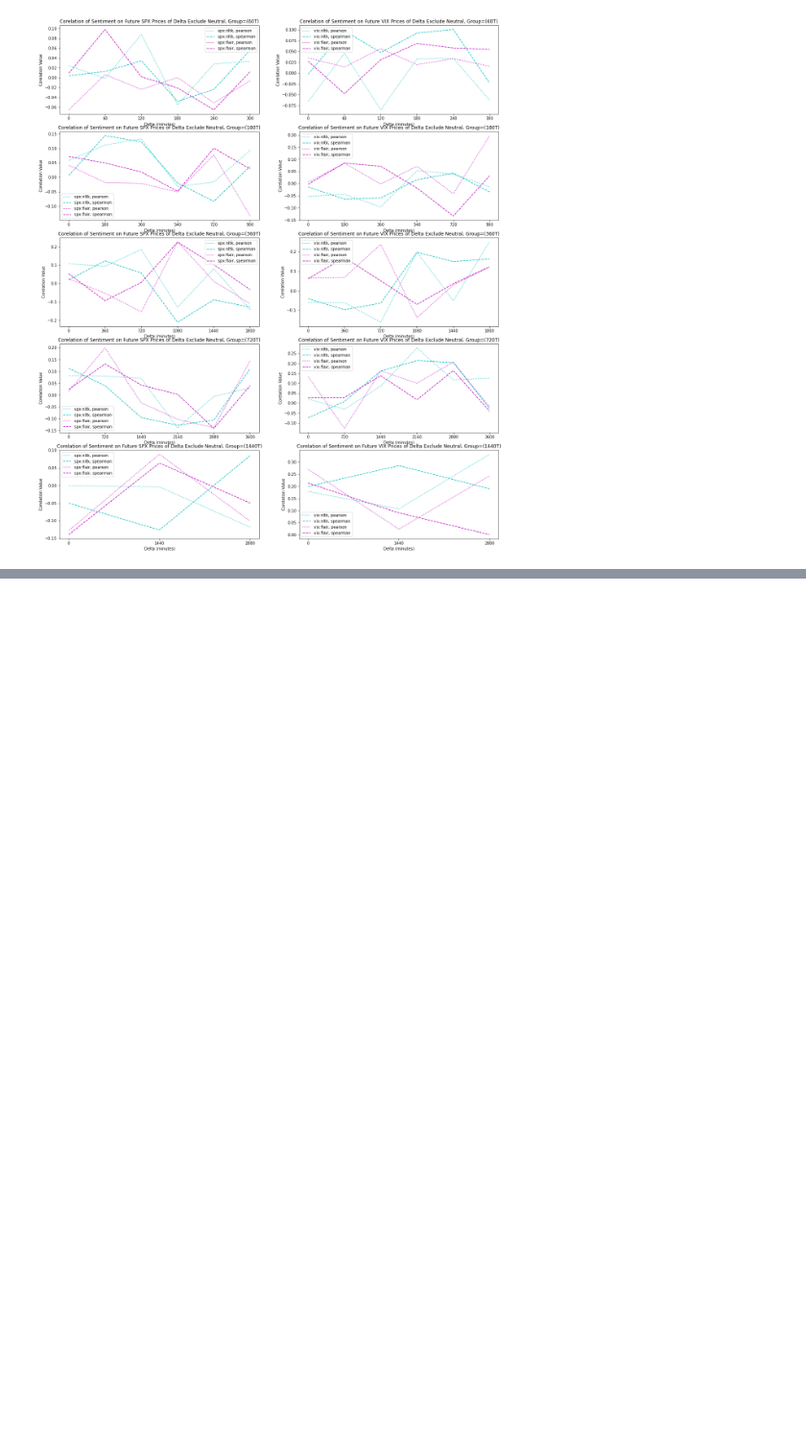
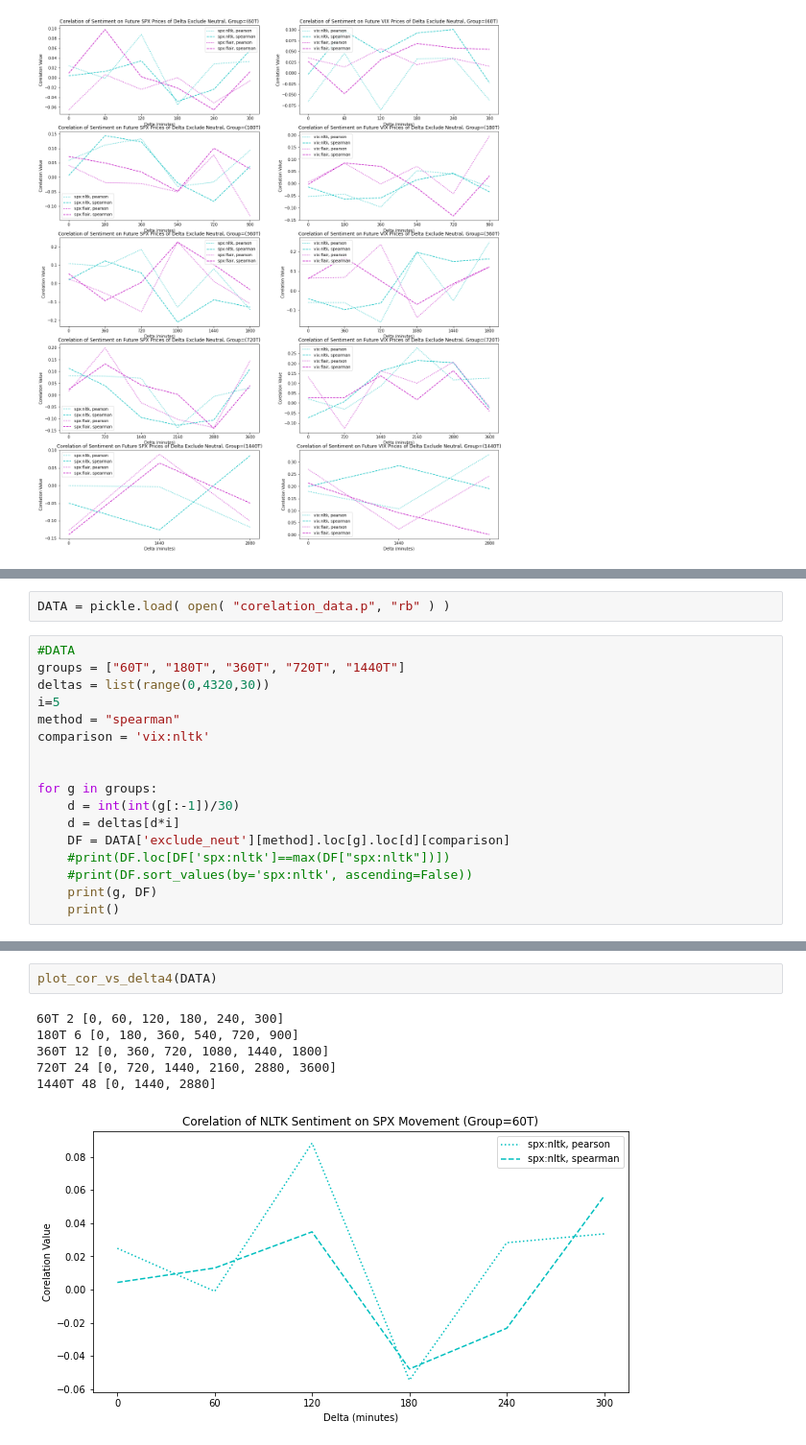
Before and after one commit to jake-lester/senior-thesis, a Jupyter notebook: sproj/analysis-corelation.ipynb, the cells around one changed output, grey strips where cells are left out. Shown at 96% size. Drawn from its saved outputs; the diff is of its cells as text; blank space fills up the shorter version.

```diff
--- a/sproj/analysis-corelation.ipynb
+++ b/sproj/analysis-corelation.ipynb
@@ -296,0 +323,19 @@ plot_cor_vs_delta3(DATA, 'noodle', 'spx:nltk')
+# %%
+DATA = pickle.load( open( "corelation_data.p", "rb" ) )
+# %%
+#DATA
+groups = ["60T", "180T", "360T", "720T", "1440T"]
+deltas = list(range(0,4320,30))
+i=5
+method = "spearman"
+comparison = 'vix:nltk'
+
+
+for g in groups:
+    d = int(int(g[:-1])/30)
+    d = deltas[d*i]
+    DF = DATA['exclude_neut'][method].loc[g].loc[d][comparison]
+    #print(DF.loc[DF['spx:nltk']==max(DF["spx:nltk"])])
+    #print(DF.sort_values(by='spx:nltk', ascending=False))
+    print(g, DF)
+    print()
@@ -296,0 +450,9 @@ plot_cor_vs_delta3(DATA, 'noodle', 'spx:nltk')
+# %%
+plot_cor_vs_delta4(DATA)
+# %% [output]
+60T 2 [0, 60, 120, 180, 240, 300]
+180T 6 [0, 180, 360, 540, 720, 900]
+360T 12 [0, 360, 720, 1080, 1440, 1800]
+720T 24 [0, 720, 1440, 2160, 2880, 3600]
+1440T 48 [0, 1440, 2880]
+[figure, added]
```
Also changed, not shown: parts of 8 cells of this notebook, 2 other files.
